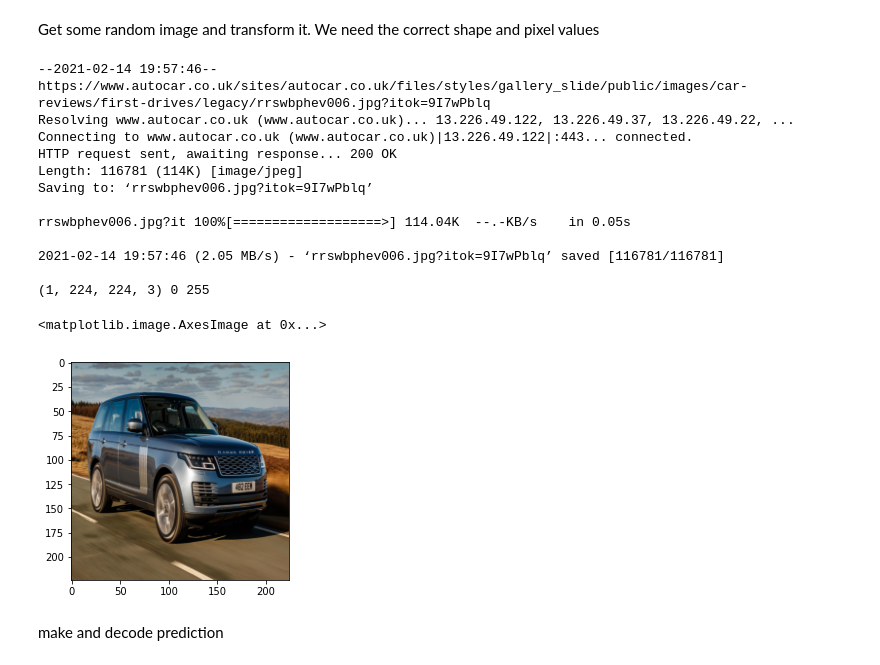
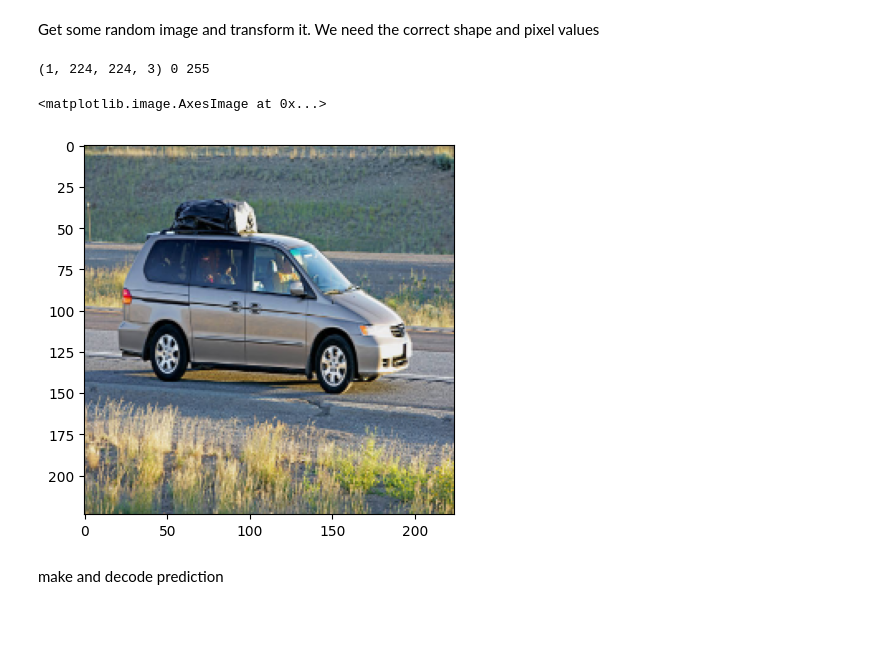
Before and after one commit to rramosp/2021.deeplearning, a Jupyter notebook: content/U4.04 - CNN Architectures.ipynb, the cells around one changed output. Saved outputs shown, nothing was run; the diff lists cells and outputs as text; code cells hidden in the pictures; blank space fills up the shorter version.

```diff
--- a/content/U4.04 - CNN Architectures.ipynb
+++ b/content/U4.04 - CNN Architectures.ipynb
@@ -74,33 +78,21 @@ img_url = 'https://www.autocar.co.uk/sites/autocar.co.uk/files/styles/gallery_sl
 from skimage.io import imread
 from skimage.transform import resize
 # %%
-def get_img(img_url):
-    img_fname = img_url.split("/")[-1]
-    !wget -nc $img_url
+def get_img(img_fname):
     img = imread(img_fname)
     simg = resize(img, output_shape=(224,224,3))
     simg = ((simg-np.min(simg))/(np.max(simg)-np.min(simg))*255).astype(int)
     simg = simg.reshape([1,*simg.shape])
     return simg
 
-simg = get_img(img_url)
+
+simg = get_img('local/imgs/car.jpg')
 print(simg.shape, np.min(simg), np.max(simg))
 plt.imshow(simg[0])
 # %% [output]
---2021-02-14 19:57:46--  https://www.autocar.co.uk/sites/autocar.co.uk/files/styles/gallery_slide/public/images/car-reviews/first-drives/legacy/rrswbphev006.jpg?itok=9I7wPblq
-Resolving www.autocar.co.uk (www.autocar.co.uk)... 13.226.49.122, 13.226.49.37, 13.226.49.22, ...
-Connecting to www.autocar.co.uk (www.autocar.co.uk)|13.226.49.122|:443... connected.
-HTTP request sent, awaiting response... 200 OK
-Length: 116781 (114K) [image/jpeg]
-Saving to: ‘rrswbphev006.jpg?itok=9I7wPblq’
-
-rrswbphev006.jpg?it 100%[===================>] 114.04K  --.-KB/s    in 0.05s
-
-2021-02-14 19:57:46 (2.05 MB/s) - ‘rrswbphev006.jpg?itok=9I7wPblq’ saved [116781/116781]
-
 (1, 224, 224, 3) 0 255
 <matplotlib.image.AxesImage at 0x...>
-[figure, old version]
+[figure, new version]
 # %% [markdown]
 make and decode prediction
 # %%
```
Also changed, not shown: parts of 14 cells of this notebook, 6 other files.
